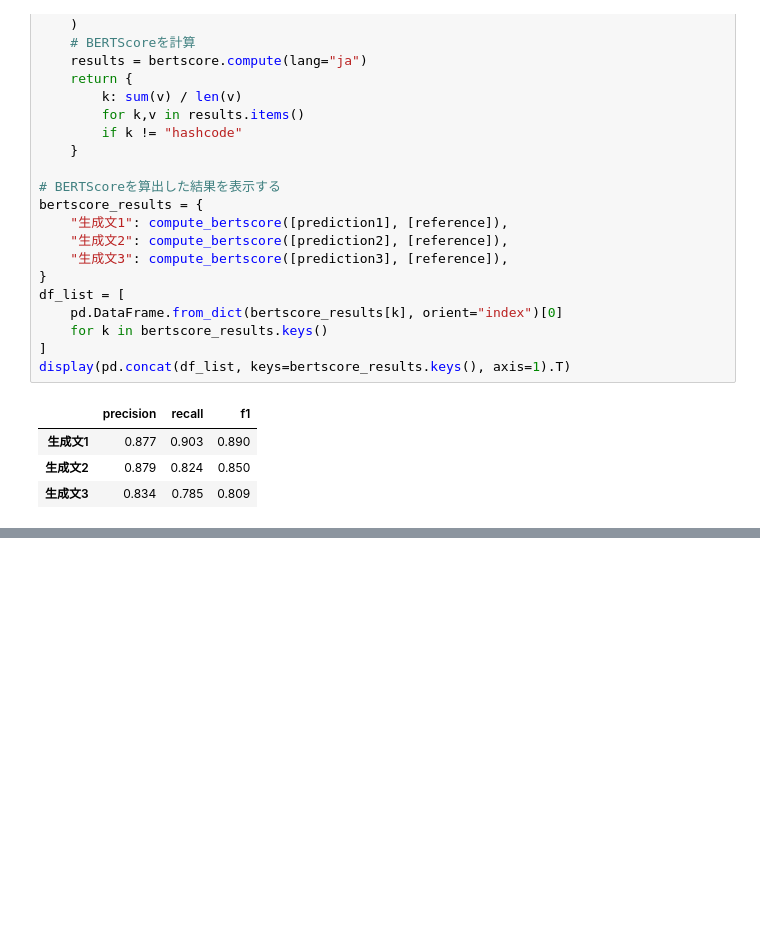
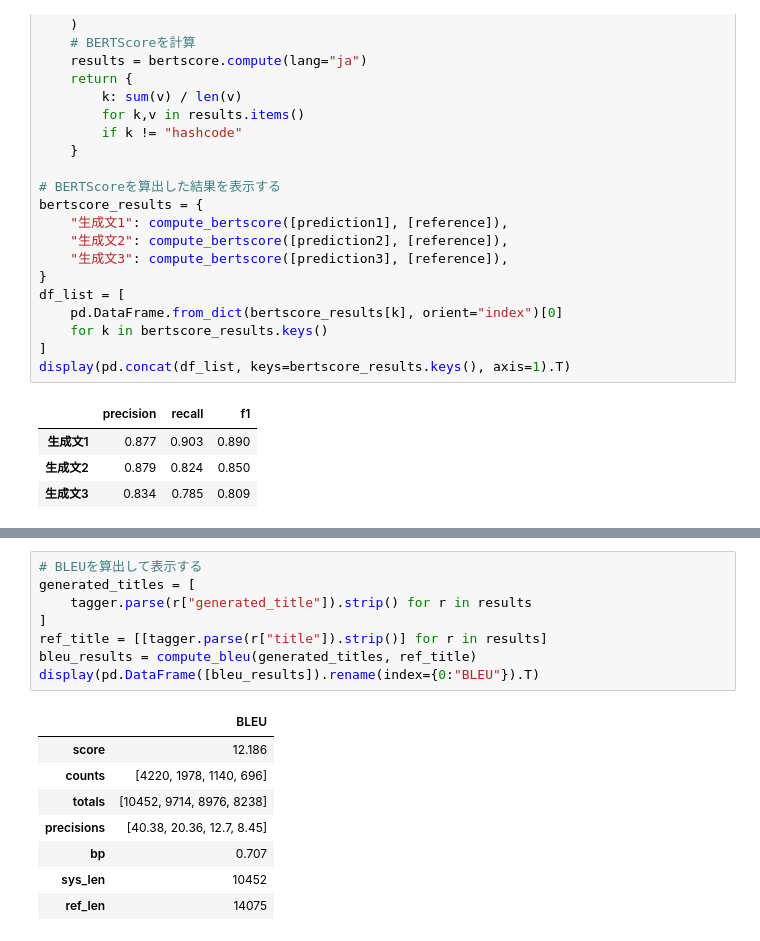
Before and after one commit to SY-256/llm-book, a Jupyter notebook: notebook/chapter7.ipynb, the cells around one changed output, grey strips where cells are left out. Saved outputs shown, nothing was run; the diff lists cells and outputs as text; blank space fills up the shorter version.

```diff
--- a/notebook/chapter7.ipynb
+++ b/notebook/chapter7.ipynb
@@ -338,0 +540,17 @@ display(pd.concat(df_list, keys=bertscore_results.keys(), axis=1).T)
+# %%
+# BLEUを算出して表示する
+generated_titles = [
+    tagger.parse(r["generated_title"]).strip() for r in results
+]
+ref_title = [[tagger.parse(r["title"]).strip()] for r in results]
+bleu_results = compute_bleu(generated_titles, ref_title)
+display(pd.DataFrame([bleu_results]).rename(index={0:"BLEU"}).T)
+# %% [output]
+|  | BLEU |
+| score | 12.186 |
+| counts | [4220, 1978, 1140, 696] |
+| totals | [10452, 9714, 8976, 8238] |
+| precisions | [40.38, 20.36, 12.7, 8.45] |
+| bp | 0.707 |
+| sys_len | 10452 |
+| ref_len | 14075 |
```
Also changed, not shown: parts of 20 cells of this notebook.
